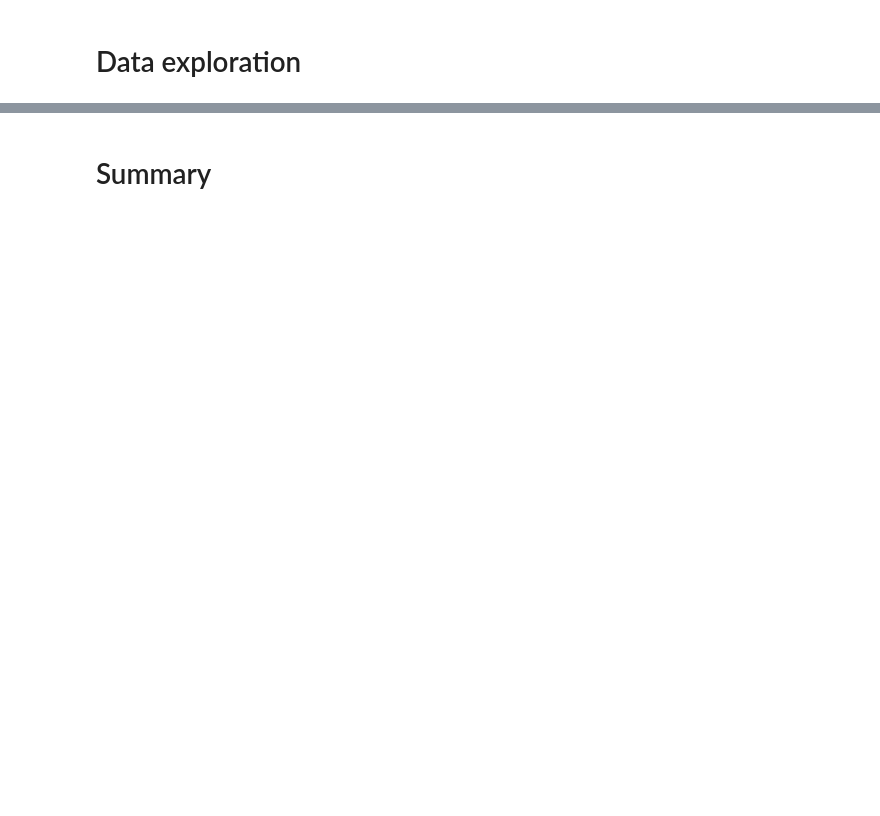
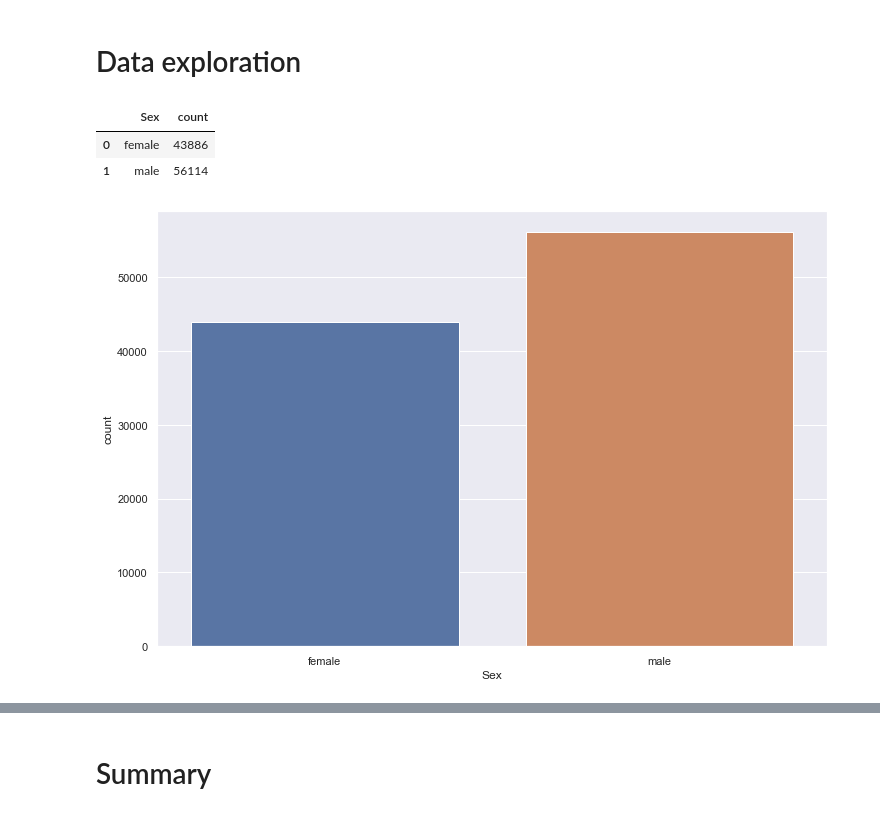
Before and after one commit to AndreiMedvedevSaratov/ml-2-data-exploration, a Jupyter notebook: eda.ipynb, the cells around one changed output, grey strips where cells are left out. Saved outputs shown, nothing was run; the diff lists cells and outputs as text; code cells hidden in the pictures; blank space fills up the shorter version.

```diff
--- a/eda.ipynb
+++ b/eda.ipynb
@@ -2,11 +2,16 @@
 import pandas as pd
 import numpy as np
 import seaborn as sns
+
+import matplotlib.pyplot as plt
+%matplotlib inline
+
+sns.set(rc={'figure.figsize':(12.0, 8.0)})
 # %% [markdown]
 # Context
 # %%
-info = pd.read_csv(r"C:\ml\train.csv");
-info
+data_set = pd.read_csv(r"C:\ml\train.csv")
+data_set
 # %% [output]
 |  | PassengerId | Survived | Pclass | Name | Sex | Age | SibSp | Parch | Ticket | Fare | ... |
 | 0 | 0 | 1 | 1 | Oconnor, Frankie | male | NaN | 2 | 0 | 209245 | 27.14 | ... |
@@ -27,0 +100,9 @@ info
+# %%
+male_female = data_set.groupby(['Sex'])['Sex'].agg(['count']).reset_index()
+sns.barplot(x=male_female['Sex'], y=male_female['count'])
+male_female
+# %% [output]
+|  | Sex | count |
+| 0 | female | 43886 |
+| 1 | male | 56114 |
+[figure, added]
```
Also changed, not shown: parts of 13 cells of this notebook.
